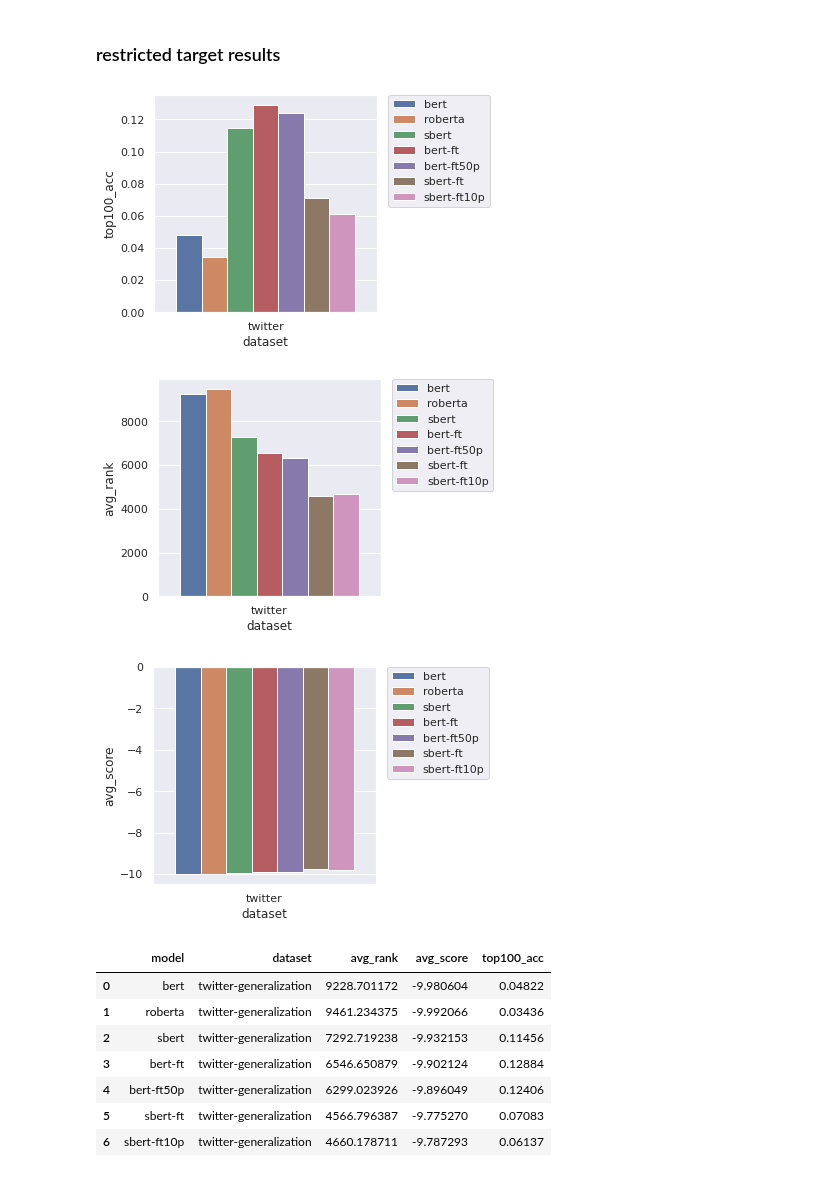
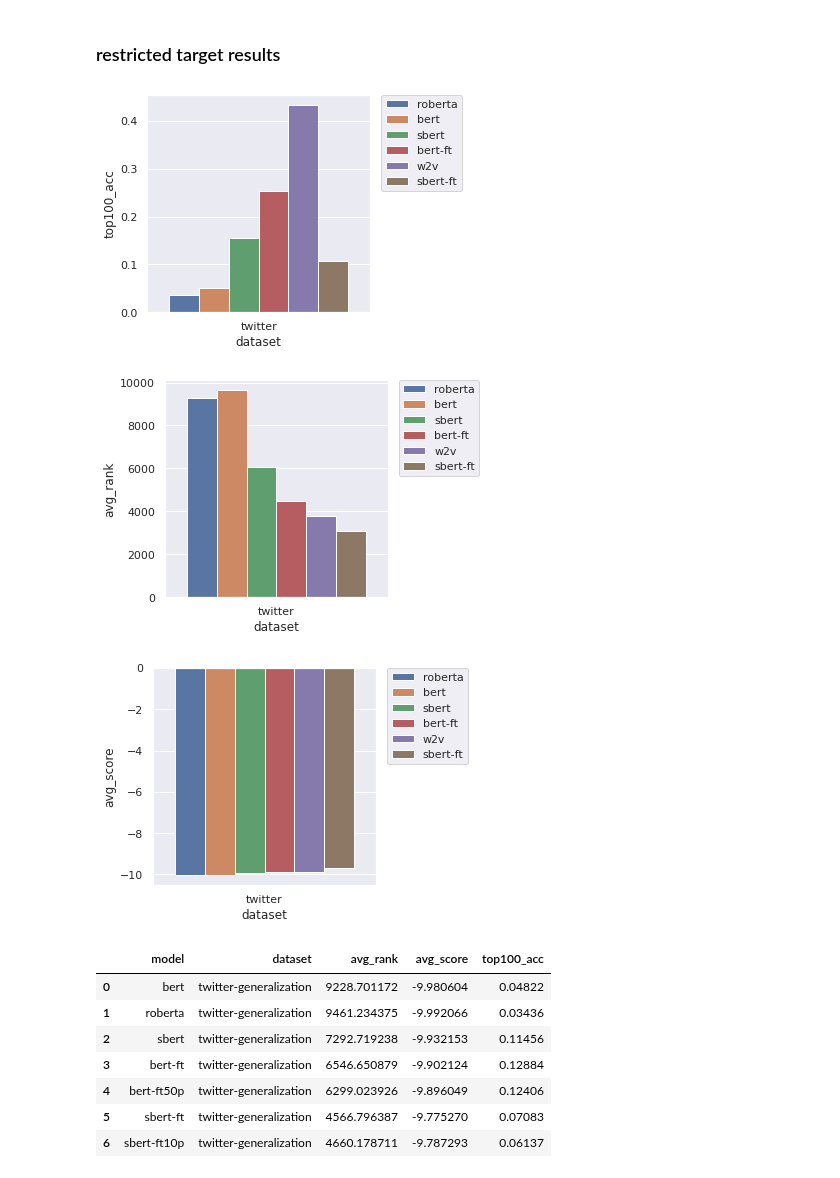
Before and after one commit to navidmdn/identity_embedding, a Jupyter notebook: pi2v.ipynb, the cells around one changed output. Drawn from its saved outputs; the diff is of its cells as text; code cells hidden in the pictures.

Commit message:
same size networks on all experiments; better visualizations; out of domain generalization test

```diff
--- a/pi2v.ipynb
+++ b/pi2v.ipynb
@@ -807,7 +853,7 @@ print(len(triplets))
 # %%
 import pickle
 
-with open(f'data/{dataset}-triplets_{freq}.pkl', 'wb') as f:
+with open(f'data/{dataset}-triplet_v2_{freq}.pkl', 'wb') as f:
     pickle.dump(triplets, f)
 # %%
 import pickle
@@ -1395,15 +1423,15 @@ test_ds_twitter_target_restricted, twitter_target_restricted_pis = create_restri
 
 
 # sampling test sets for faster results
-sample_indices = np.random.randint(0, len(test_ds_twitter_target_restricted), 100000)
+sample_indices = np.random.randint(0, len(test_ds_twitter_target_restricted), 300000)
 test_ds_twitter_target_restricted = [test_ds_twitter_target_restricted[i] for i in sample_indices]
 
 
 
-# test_ds_wiki_target_restricted, wiki_target_restricted_pis = create_restricted_target_test_dataset(
-#     dataset='wiki',
-#     vocab=w2v_wiki_cbow_model.wv.key_to_index,
-# )
+test_ds_wiki_target_restricted, wiki_target_restricted_pis = create_restricted_target_test_dataset(
+    dataset='wiki',
+    vocab=w2v_wiki_cbow_model.wv.key_to_index,
+)
 # %% [output]
 creating dataset for twitter:
 total test bios: 1546001
@@ -1707,7 +1748,7 @@ clm_test_ds_full_wiki, _, wiki_pi_dict_full = create_test_dataset(
 #### target restricted dataset
 # %%
 fixed_target_twitter_clm_ds = [(x[1], x[2]) for x in test_ds_twitter_target_restricted]
-# fixed_target_wiki_clm_ds = [(x[1], x[2]) for x in test_ds_wiki_target_restricted]
+fixed_target_wiki_clm_ds = [(x[1], x[2]) for x in test_ds_wiki_target_restricted]
 # %% [markdown]
 ### load different models
 # %% [markdown]
@@ -2772,7 +2812,7 @@ def normalize(word_vectors):
     return res
 
 def calculate_clm_based_metrics(clm_model, tokenizer, dataset, pi_dict,
-                                default_encoder=False, device='cuda:0', average_k_layers=3,
+                                default_encoder=False, device='cuda:0', average_k_layers=1,
                                 cosine_bs=512, emb_bs=512, return_ranks=False):
     print("calculating embeddings...")
     pi_list = list(pi_dict.keys())
@@ -3619,20 +3663,14 @@ import pandas as pd
 
 df = pd.DataFrame({
     'model': [
-#         'w2v',
+        'roberta',
         'bert',
-
-        'roberta',
         'sbert',
-
         'bert-ft',
-        'bert-ft50p',
+        'w2v',
         'sbert-ft',
-        'sbert-ft10p'
     ],
     'dataset': [
-#         'twitter',
-        'twitter',
         'twitter',
         'twitter',
         'twitter',
@@ -3641,62 +3679,63 @@ df = pd.DataFrame({
         'twitter',
     ],
     'avg_rank': [
-#         twitter_w2v_negsample_avgrank,
+        twitter_roberta_avg_rank,
+
         twitter_bert_avg_rank,
-        twitter_roberta_avg_rank,
         twitter_sbert_avg_rank,
 
         twitter_bertft_avg_rank,
-        twitter_bertft50_avg_rank,
+        twitter_w2v_negsample_avgrank,
+
         twitter_sbertft_avg_rank,
-        twitter_sbertft10_avg_rank,
     ],
     'avg_score': [
-#         twitter_w2v_negsample_avgscore,
+        twitter_roberta_avg_score,
+
         twitter_bert_avg_score,
-        twitter_roberta_avg_score,
+
         twitter_sbert_avg_score,
+        twitter_bertft_avg_score,
 
-        twitter_bertft_avg_score,
-        twitter_bertft50_avg_score,
+        twitter_w2v_negsample_avgscore,
+
         twitter_sbertft_avg_score,
-        twitter_sbertft10_avg_score,
     ],
     'top100_acc': [
-#         twitter_w2v_negsample_top100acc,
+        twitter_roberta_top100acc,
+
         twitter_bert_top100acc,
-        twitter_roberta_top100acc,
         twitter_sbert_top100acc,
 
         twitter_bertft_top100acc,
-        twitter_bertft50_top100acc,
+        twitter_w2v_negsample_top100acc,
+
         twitter_sbertft_top100acc,
-        twitter_sbertft10_top100acc,
     ],
 })
 
-df.to_csv('twittergen_final_results.csv', header=True, index=False)
+df.to_csv('twitter_final_results.csv', header=True, index=False)
 
 plt.figure(figsize=(4,4))
 sns.barplot(data=df, x='dataset', y='top100_acc', hue='model')
 plt.legend(bbox_to_anchor=(1.05, 1), loc='upper left', borderaxespad=0)
 plt.show()
 
 plt.figure(figsize=(4,4))
 sns.barplot(data=df, x='dataset', y='avg_rank', hue='model')
 plt.legend(bbox_to_anchor=(1.05, 1), loc='upper left', borderaxespad=0)
 plt.show()
 
 
 # df['avg_score'] = (df['avg_score'] - min(df['avg_score'])) / (max(df['avg_score']) - min(df['avg_score']))
 plt.figure(figsize=(4,4))
 sns.barplot(data=df, x='dataset', y='avg_score', hue='model')
 plt.legend(bbox_to_anchor=(1.05, 1), loc='upper left', borderaxespad=0)
 plt.show()
 # %% [output]
-[figure, old version]
+[figure, new version]
-[figure, old version]
+[figure, new version]
-[figure, old version]
+[figure, new version]
 # %%
 gen_df = df.copy()
 gen_df['dataset'] = 'twitter-generalization'
```
Also changed, not shown: parts of 28 cells of this notebook.
